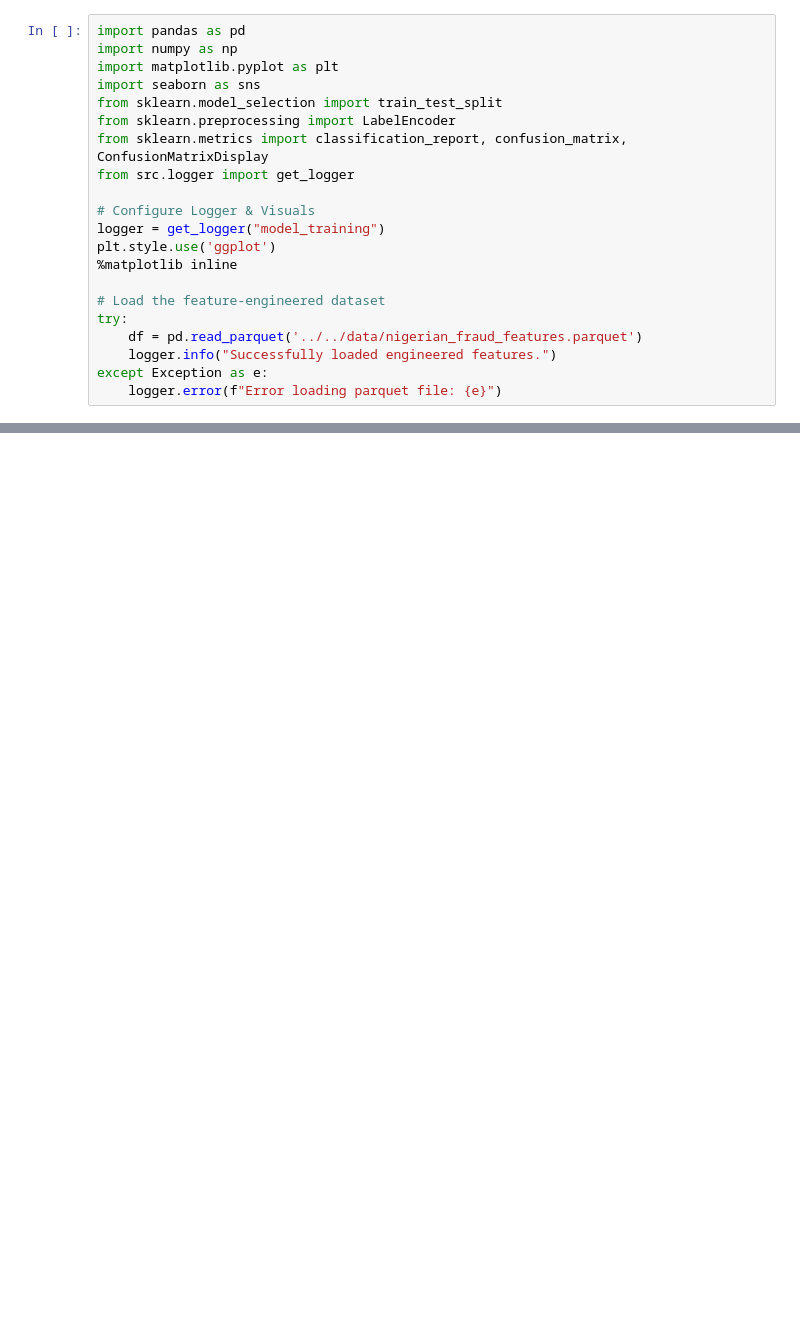
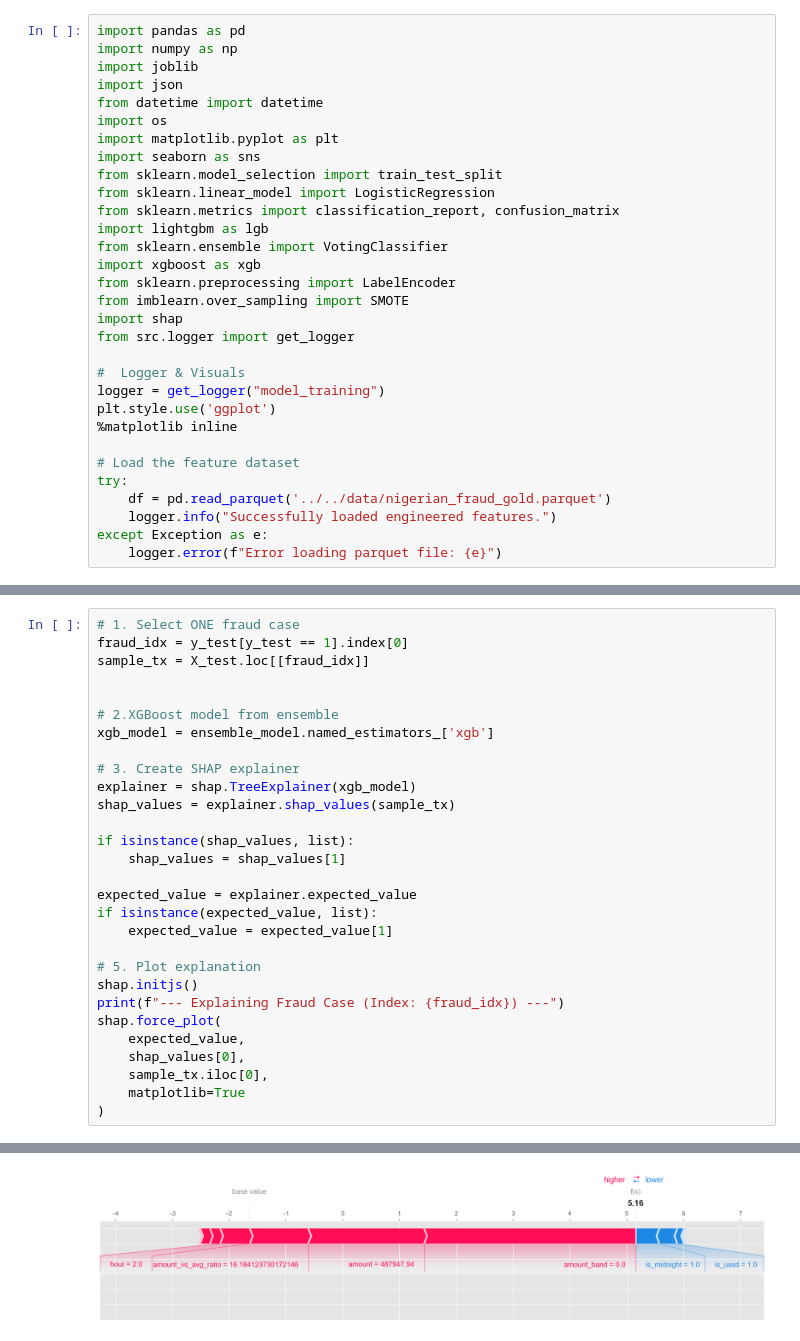
Before and after one commit to celpha2svx/sentinel-fraud-detection, a Jupyter notebook: notebooks/Experiments/02_model_training.ipynb, the cells around one changed output, grey strips where cells are left out. Cells and saved outputs as stored; diff of their text form; blank space fills up the shorter version.

Commit message:
model training fully completed

```diff
--- a/notebooks/Experiments/02_model_training.ipynb
+++ b/notebooks/Experiments/02_model_training.ipynb
@@ -11,21 +11,31 @@ In this phase, we move from data engineering to predictive modeling. Because fra
 # %%
 import pandas as pd
 import numpy as np
+import joblib
+import json
+from datetime import datetime
+import os
 import matplotlib.pyplot as plt
 import seaborn as sns
 from sklearn.model_selection import train_test_split
+from sklearn.linear_model import LogisticRegression
+from sklearn.metrics import classification_report, confusion_matrix
+import lightgbm as lgb
+from sklearn.ensemble import VotingClassifier
+import xgboost as xgb
 from sklearn.preprocessing import LabelEncoder
-from sklearn.metrics import classification_report, confusion_matrix, ConfusionMatrixDisplay
+from imblearn.over_sampling import SMOTE
+import shap
 from src.logger import get_logger
 
-# Configure Logger & Visuals
+#  Logger & Visuals
 logger = get_logger("model_training")
 plt.style.use('ggplot')
 %matplotlib inline
 
-# Load the feature-engineered dataset
+# Load the feature dataset
 try:
-    df = pd.read_parquet('../../data/nigerian_fraud_features.parquet')
+    df = pd.read_parquet('../../data/nigerian_fraud_gold.parquet')
     logger.info("Successfully loaded engineered features.")
 except Exception as e:
     logger.error(f"Error loading parquet file: {e}")
@@ -198,0 +159,30 @@ logger.info("Model and Encoders saved successfully to /models folder.")
+# %%
+# 1. Select ONE fraud case
+fraud_idx = y_test[y_test == 1].index[0]
+sample_tx = X_test.loc[[fraud_idx]]
+
+
+# 2.XGBoost model from ensemble
+xgb_model = ensemble_model.named_estimators_['xgb']
+
+# 3. Create SHAP explainer
+explainer = shap.TreeExplainer(xgb_model)
+shap_values = explainer.shap_values(sample_tx)
+
+if isinstance(shap_values, list):
+    shap_values = shap_values[1]
+
+expected_value = explainer.expected_value
+if isinstance(expected_value, list):
+    expected_value = expected_value[1]
+
+# 5. Plot explanation
+shap.initjs()
+print(f"--- Explaining Fraud Case (Index: {fraud_idx}) ---")
+shap.force_plot(
+    expected_value,
+    shap_values[0],
+    sample_tx.iloc[0],
+    matplotlib=True
+)
+# %% [output]
@@ -198,0 +191 @@ logger.info("Model and Encoders saved successfully to /models folder.")
+[figure, added]
```
Also changed, not shown: parts of 25 cells of this notebook, 8 other files.
